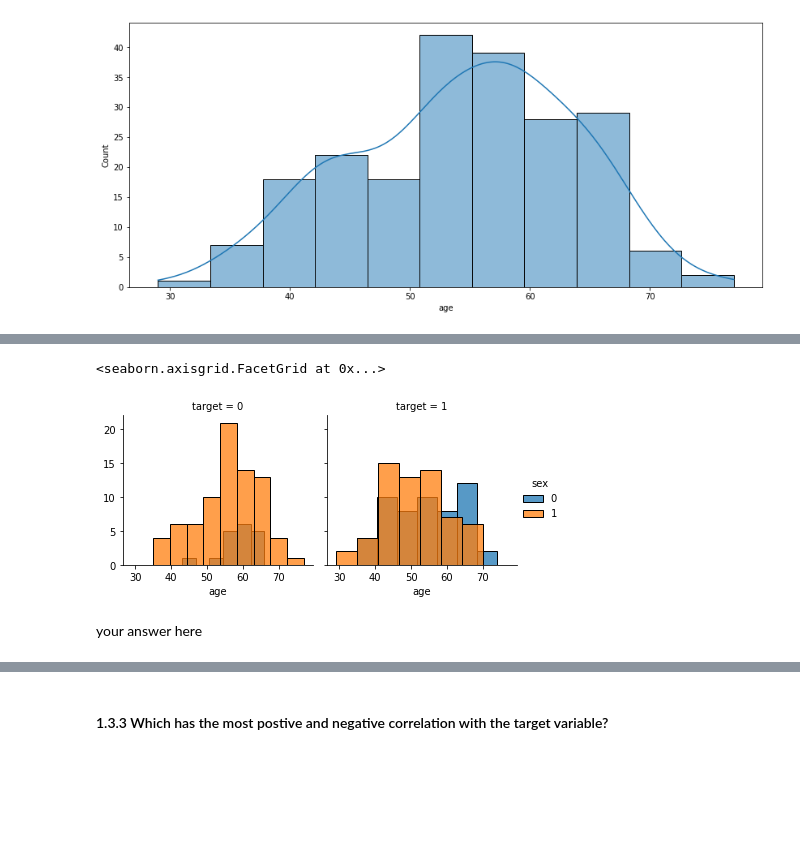
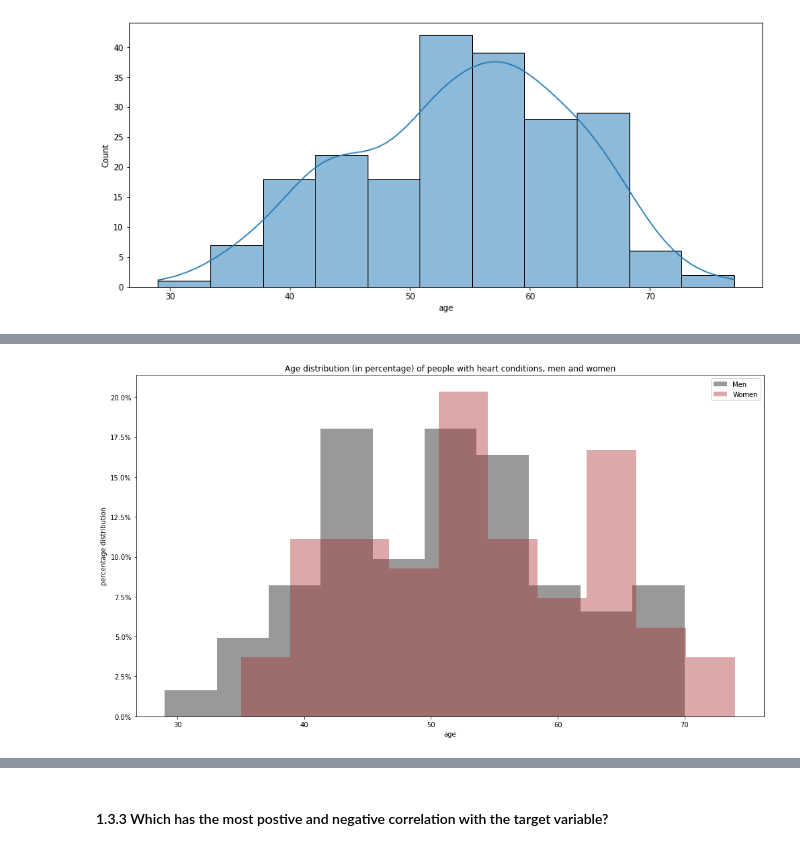
Before and after one commit to Surojit-KB/UNIV-AI-ML2-HW1, a Jupyter notebook: Copy_of_distribute_HW1.ipynb, the cells around one changed output, grey strips where cells are left out. Saved outputs shown, nothing was run; the diff lists cells and outputs as text; code cells hidden in the pictures; blank space fills up the shorter version.

```diff
--- a/Copy_of_distribute_HW1.ipynb
+++ b/Copy_of_distribute_HW1.ipynb
@@ -284,9 +295,17 @@ sns.histplot(data=train_df,x='age',hue='sex',multiple='dodge')
-# %%
-g=sns.FacetGrid(train_df,col='target',hue='sex')
-g.map(sns.histplot,'age',multiple='dodge')
-g.add_legend()
-# %% [output]
-<seaborn.axisgrid.FacetGrid at 0x...>
-[figure, removed]
-# %% [markdown]
-your answer here
+# %%
+#plot to check variation of age wrt to target
+#your code here
+n_0 = train_data['sex'][(train_data['target']==1)].value_counts()[0]
+n_1 = train_data['sex'][(train_data['target']==1)].value_counts()[1]
+from matplotlib.ticker import PercentFormatter
+plt.figure(figsize=(14,8))
+plt.hist(train_df['age'][np.logical_and(train_data['sex']==1,train_data['target']==1)],weights=np.ones(n_1) / n_1,  alpha=0.4, label='Men', color='black')
+plt.hist(train_data['age'][np.logical_and(train_data['sex']==0,train_data['target']==1)],weights=np.ones(n_0) / n_0, alpha=0.4, label='Women', color='brown')
+plt.title('Age distribution (in percentage) of people with heart conditions, men and women')
+plt.gca().yaxis.set_major_formatter(PercentFormatter(1))
+plt.xlabel('age')
+plt.ylabel('percentage distribution')
+plt.legend()
+plt.tight_layout()
+# %% [output]
+[figure, added]
```
Also changed, not shown: parts of 46 cells of this notebook.
